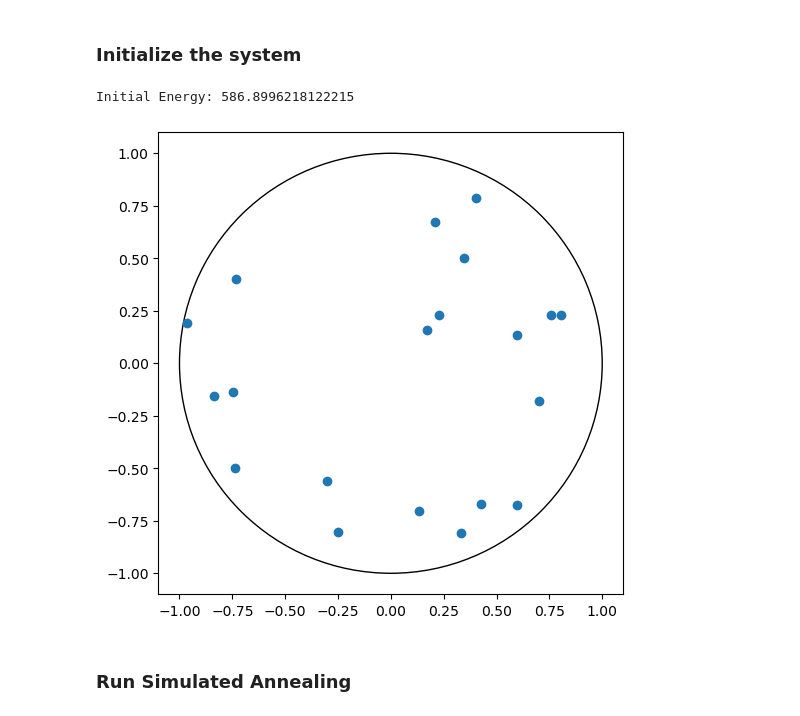
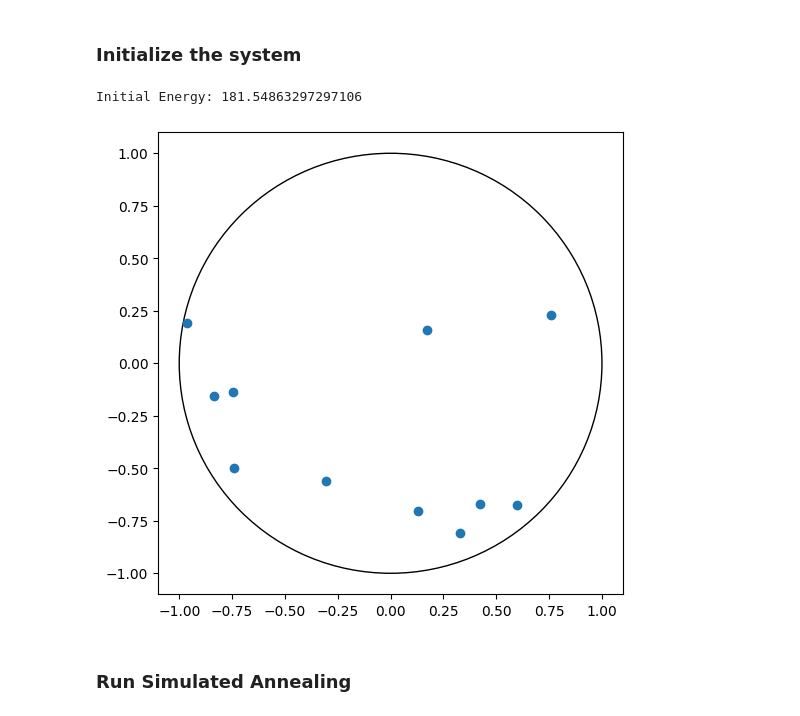
Before and after one commit to Koekoek1337/stochSim3, a Jupyter notebook: electricPotentialEnergy.ipynb, the cells around one changed output. Saved outputs shown, nothing was run; the diff lists cells and outputs as text; code cells hidden in the pictures.

```diff
--- a/electricPotentialEnergy.ipynb
+++ b/electricPotentialEnergy.ipynb
@@ -10,13 +10,13 @@ import electricPotentialEnergy as pe
 # %% [markdown]
 ### Initialize the system
 # %%
-system = pe.Coulomb(20, seed=45)
+system = pe.Coulomb(11, seed=45)
 
 fig, ax = pe.plotState(system.state)
 print(f"Initial Energy: {system.stateEnergy()}")
 # %% [output]
-Initial Energy: 586.8996218122215
+Initial Energy: 181.54863297297106
-[figure, old version]
+[figure, new version]
 # %% [markdown]
 ### Run Simulated Annealing
 # %%
```
Also changed, not shown: parts of 3 cells of this notebook, 2 other files.
